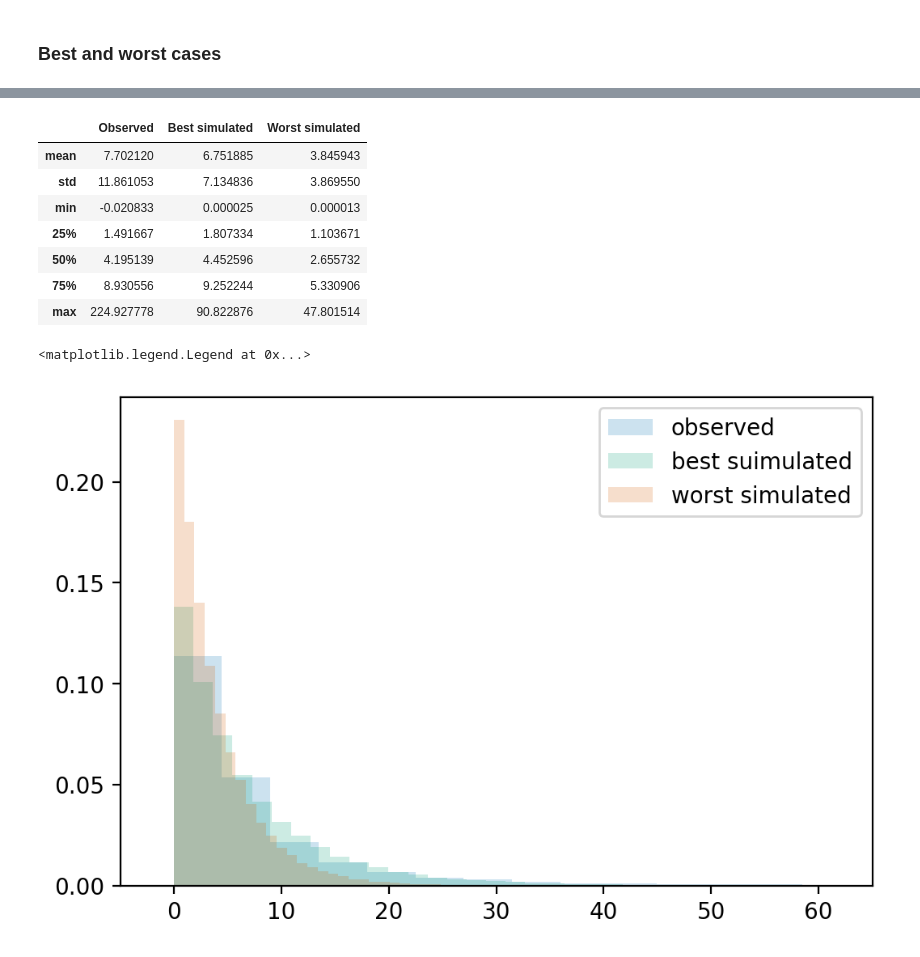
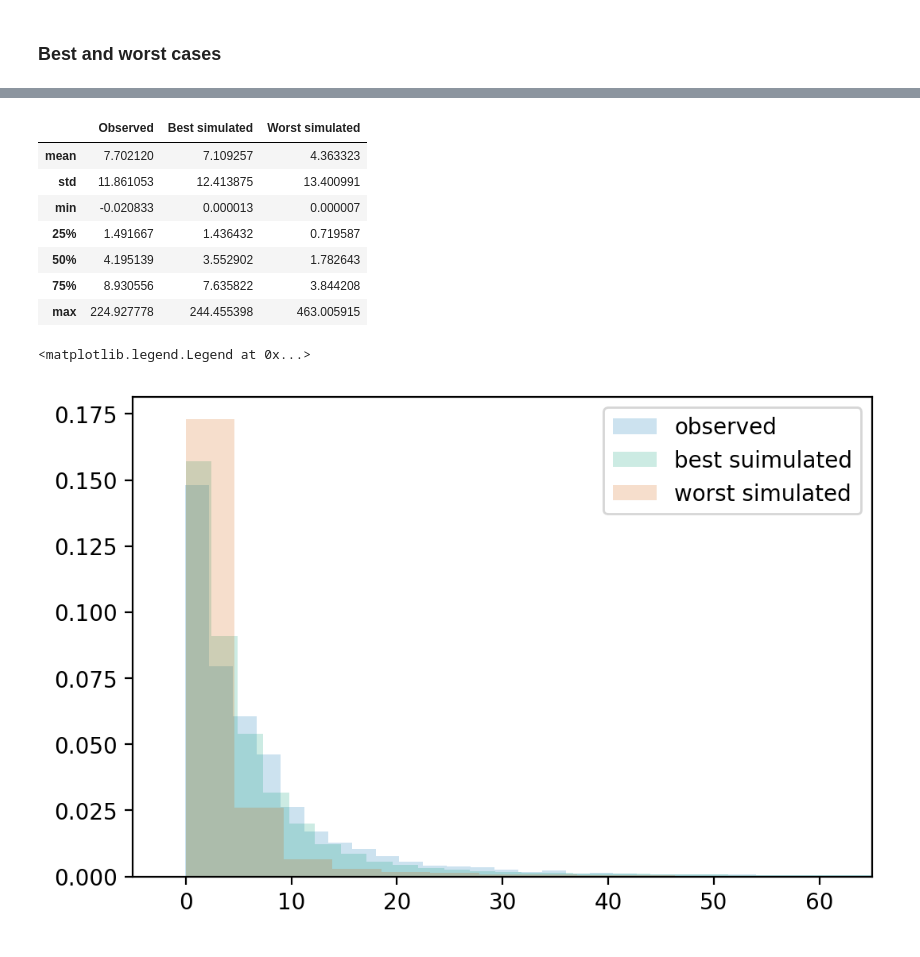
Before and after one commit to daffidwilde/copd-paper, a Jupyter notebook: nbs/queuing.ipynb, the cells around one changed output, grey strips where cells are left out. Drawn from its saved outputs; the diff is of its cells as text; code cells hidden in the pictures.

Commit message:
Update Wasserstein images with small_wasserstein.

```diff
--- a/nbs/queuing.ipynb
+++ b/nbs/queuing.ipynb
@@ -52,8 +52,10 @@ from scipy import special, stats
 plt.style.use("seaborn-colorblind")
 # %%
 copd = pd.read_csv(
-    "../data/copd_clustered.csv", parse_dates=["admission_date", "discharge_date"]
+    "../data/clusters/copd_clustered.csv", parse_dates=["admission_date", "discharge_date"]
 )
+
+copd = copd.dropna(subset=["cluster"])
 # %% [markdown]
 ## Getting a ballpark figure for parameters
 # %%
@@ -168,5 +170,5 @@ ps, c, distance
 # %%
-best_df = pd.read_csv("../data/wasserstein/best.csv")
+best_df = pd.read_csv("../data/small_wasserstein/best/main.csv")
 best_df.head()
 # %% [output]
 |  | id_number | customer_class | node | arrival_date | waiting_time | service_start_date | service_time | ... |
@@ -209,5 +211,5 @@ ps, c, distance
 # %%
-worst_df = pd.read_csv("../data/wasserstein/worst.csv")
+worst_df = pd.read_csv("../data/small_wasserstein/worst/main.csv")
 worst_df.head()
 # %% [output]
 |  | id_number | customer_class | node | arrival_date | waiting_time | service_start_date | service_time | ... |
@@ -257,24 +259,24 @@ describes.to_latex("../tex/comparison.tex")
 describes
 # %% [output]
 |  | Observed | Best simulated | Worst simulated |
-| mean | 7.702120 | 6.751885 | 3.845943 |
-| std | 11.861053 | 7.134836 | 3.869550 |
-| min | -0.020833 | 0.000025 | 0.000013 |
-| 25% | 1.491667 | 1.807334 | 1.103671 |
-| 50% | 4.195139 | 4.452596 | 2.655732 |
-| 75% | 8.930556 | 9.252244 | 5.330906 |
-| max | 224.927778 | 90.822876 | 47.801514 |
+| mean | 7.702120 | 7.109257 | 4.363323 |
+| std | 11.861053 | 12.413875 | 13.400991 |
+| min | -0.020833 | 0.000013 | 0.000007 |
+| 25% | 1.491667 | 1.436432 | 0.719587 |
+| 50% | 4.195139 | 3.552902 | 1.782643 |
+| 75% | 8.930556 | 7.635822 | 3.844208 |
+| max | 224.927778 | 244.455398 | 463.005915 |
 # %%
 fig, ax = plt.subplots(dpi=200)
 
-histkw = dict(bins=50, histtype="bar", alpha=0.2, density=True)
+histkw = dict(bins=100, histtype="bar", alpha=0.2, density=True)
 
 ax.hist(copd["true_los"], label="observed", **histkw)
 ax.hist(best_df["system_time"], label="best suimulated", **histkw)
 ax.hist(worst_df["system_time"], label="worst simulated", **histkw)
 
 ax.set(xlim=(-5, 65))
 ax.legend()
 # %% [output]
 <matplotlib.legend.Legend at 0x...>
-[figure, old version]
+[figure, new version]
```
Also changed, not shown: parts of 7 cells of this notebook, 3 other files.
